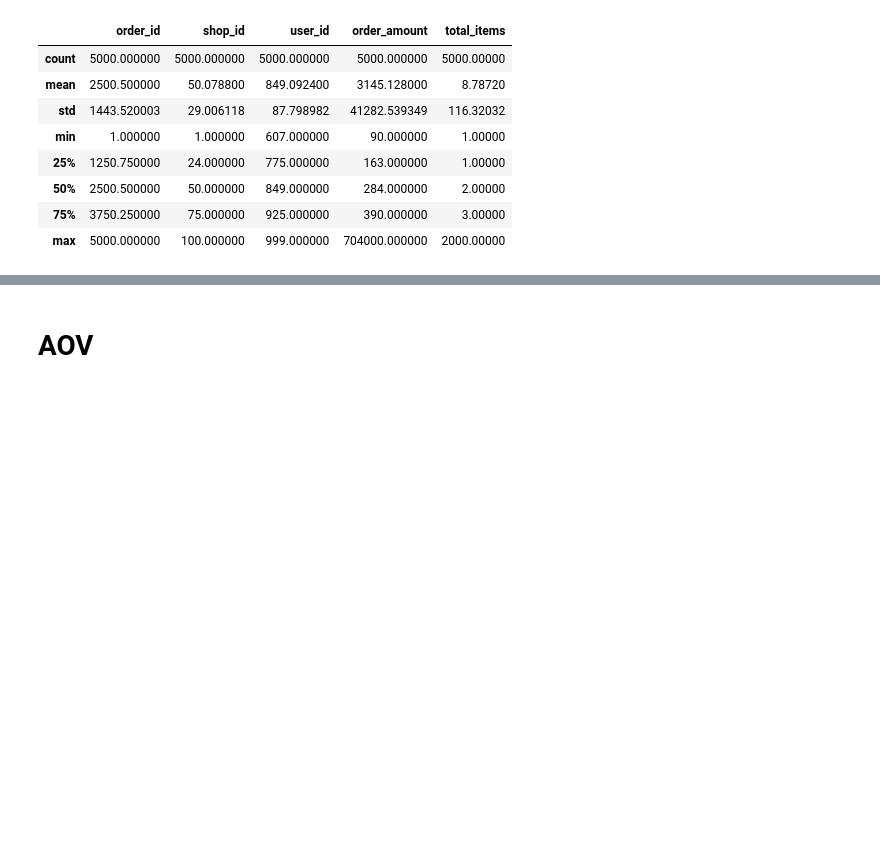
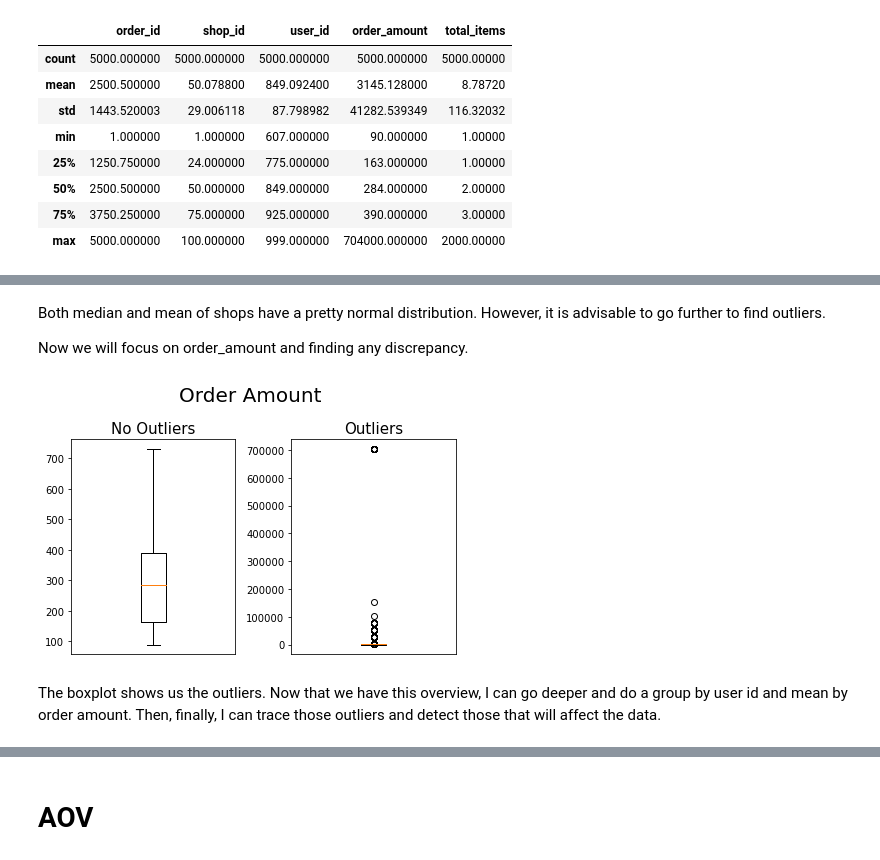
Before and after one commit to Karla-Flores/Data-Science-Challenge, a Jupyter notebook: Data Science Challenge.ipynb, the cells around one changed output, grey strips where cells are left out. Cells and saved outputs as stored; diff of their text form; code cells hidden in the pictures; blank space fills up the shorter version.

```diff
--- a/Data Science Challenge.ipynb
+++ b/Data Science Challenge.ipynb
@@ -87,0 +96,20 @@ plt.show()
+# %% [markdown]
+Both median and mean of shops have a pretty normal distribution. However, it is advisable to go further to find outliers.
+
+Now we will focus on order_amount and finding any discrepancy.
+# %%
+# Boxplot order_amount
+fig, ax = plt.subplots(1, 2)
+ax[0].boxplot(df['order_amount'], showfliers=False)
+ax[0].set_title("No Outliers", fontsize=15)
+ax[0].get_xaxis().set_visible(False)
+ax[1].boxplot(df['order_amount'], showfliers=True)
+ax[1].set_title("Outliers", fontsize=15)
+ax[1].get_xaxis().set_visible(False)
+plt.suptitle('Order Amount', fontsize=20)
+fig.tight_layout()
+plt.show()
+# %% [output]
+[figure, added]
+# %% [markdown]
+The boxplot shows us the outliers. Now that we have this overview, I can go deeper and do a group by user id and mean by order amount. Then, finally, I can trace those outliers and detect those that will affect the data.
```
Also changed, not shown: parts of 57 cells of this notebook.
